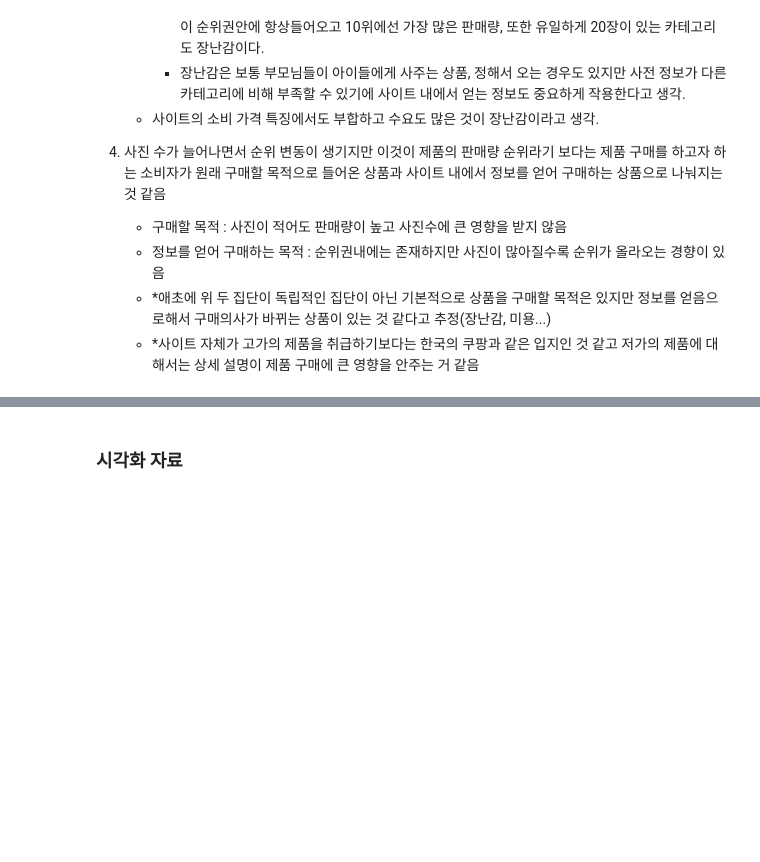
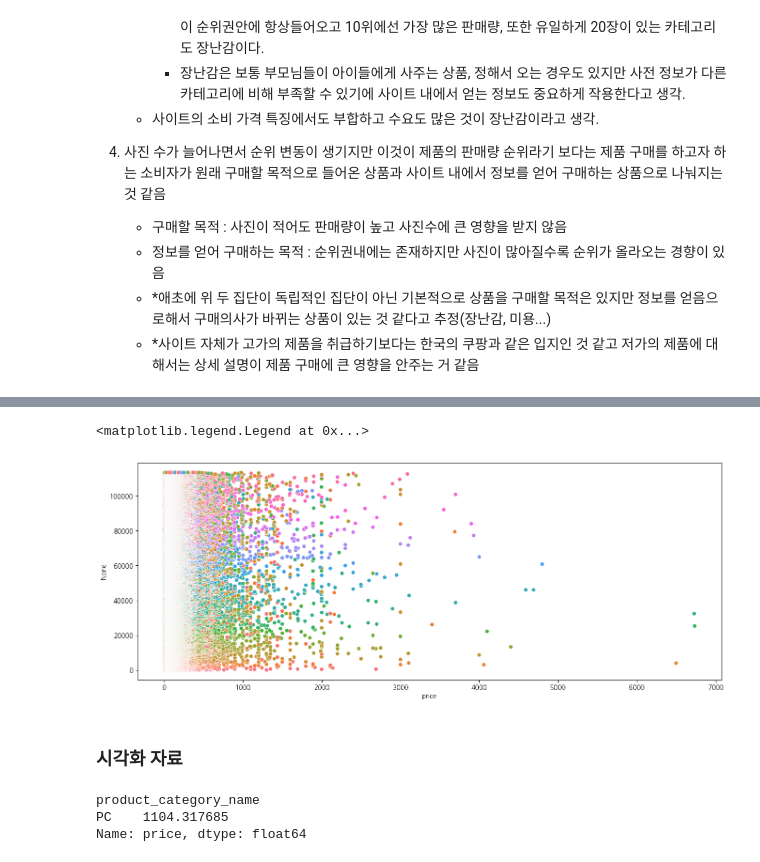
Before and after one commit to DonginJeon/Chunjae_edu, a Jupyter notebook: Team_project_1/analysis.ipynb, the cells around one changed output, grey strips where cells are left out. Saved outputs shown, nothing was run; the diff lists cells and outputs as text; code cells hidden in the pictures; blank space fills up the shorter version.

```diff
--- a/Team_project_1/analysis.ipynb
+++ b/Team_project_1/analysis.ipynb
@@ -176,2 +175,24 @@ for i in top13_categories:
+# %%
+plt.figure(figsize=(16, 6))
+
+d6 = pd.DataFrame(
+    df.loc[:, ["price", "product_id"]]
+)
+
+sns.scatterplot(data=d6, x=d6["price"], y=d6.index, hue="product_id")
+
+
+plt.legend([], [], frameon=False)
+# %% [output]
+<matplotlib.legend.Legend at 0x...>
+[figure, added]
 # %% [markdown]
 ### 시각화 자료
+# %%
+#카테고리별 가격평균
+cate_price = df.groupby("product_category_name")["price"].mean()
+cate_price[cate_price.values>1000]
+# %% [output]
+product_category_name
+PC    1104.317685
+Name: price, dtype: float64
```
Also changed, not shown: parts of 3 cells of this notebook, 28 other files.
